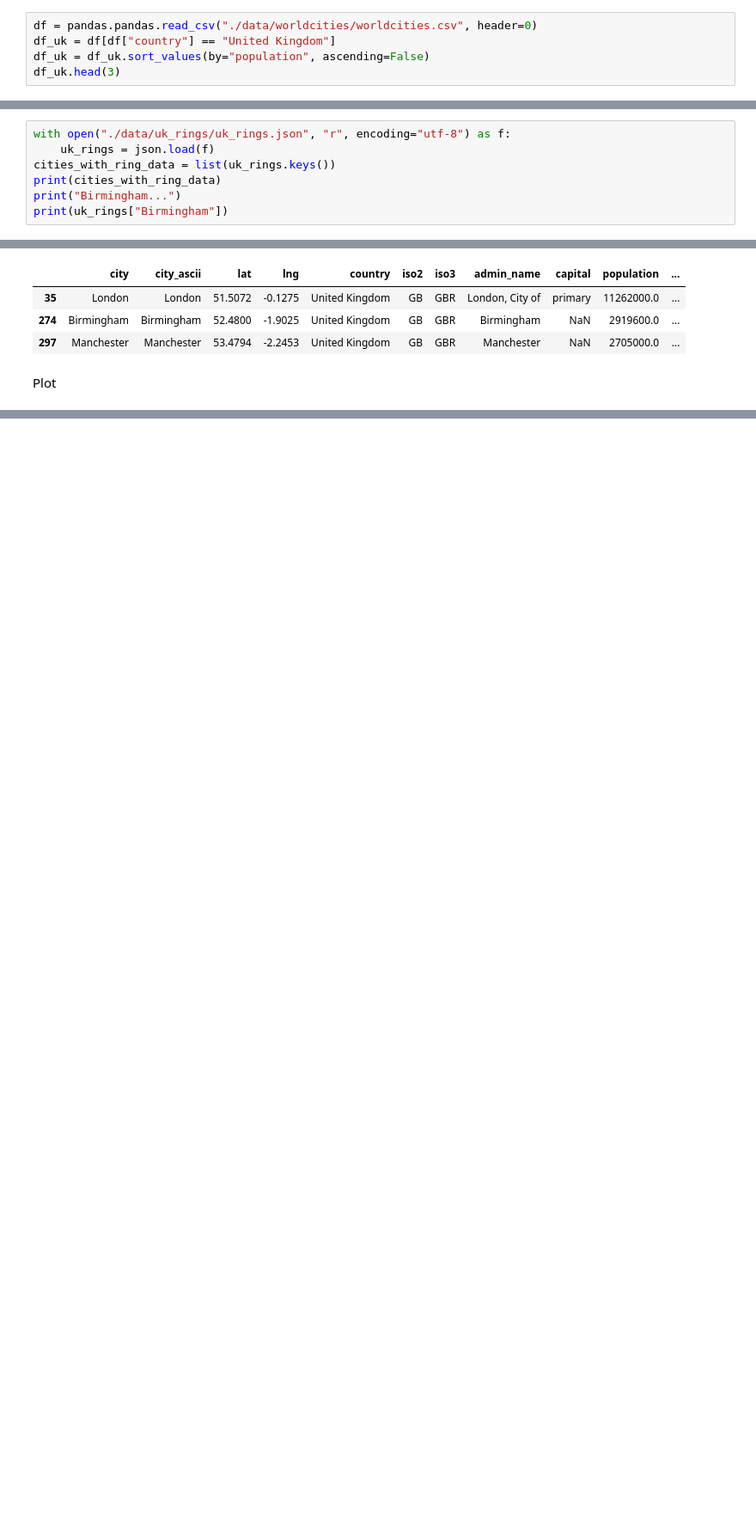
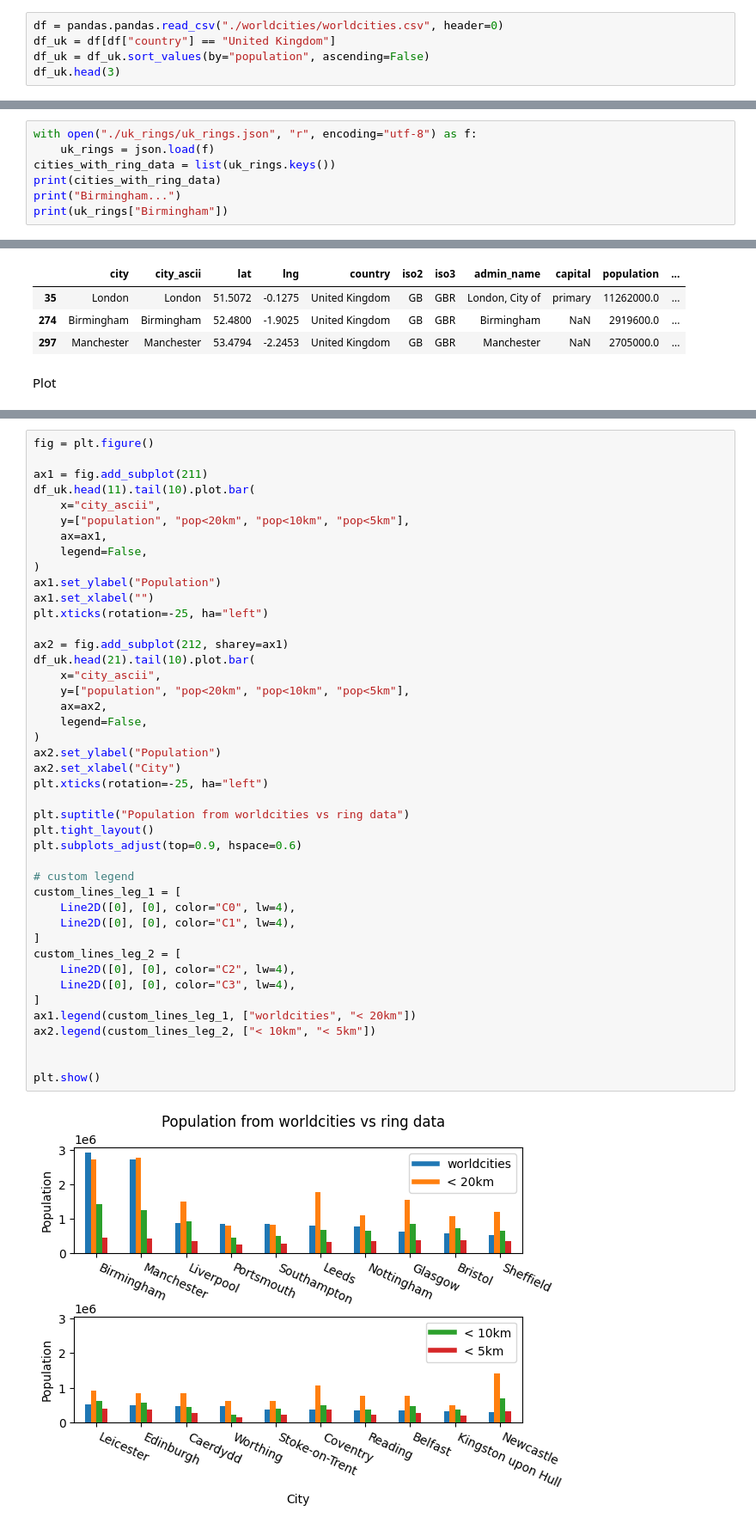
Before and after one commit to alifeee/blogtest, a Jupyter notebook: ring-populations/data/ukcities.ipynb, the cells around one changed output, grey strips where cells are left out. Shown at 86% size. Saved outputs shown, nothing was run; the diff lists cells and outputs as text; blank space fills up the shorter version.

Commit message:
fix file locations and... separate plot into two plots for viewability

```diff
--- a/ring-populations/data/ukcities.ipynb
+++ b/ring-populations/data/ukcities.ipynb
@@ -9,7 +10,7 @@ import json
 # %% [markdown]
 Get cities data from worldcities
 # %%
-df = pandas.pandas.read_csv("./data/worldcities/worldcities.csv", header=0)
+df = pandas.pandas.read_csv("./worldcities/worldcities.csv", header=0)
 df_uk = df[df["country"] == "United Kingdom"]
 df_uk = df_uk.sort_values(by="population", ascending=False)
 df_uk.head(3)
@@ -21,7 +22,7 @@ df_uk.head(3)
 # %% [markdown]
 Get cities data from uk_rings.json
 # %%
-with open("./data/uk_rings/uk_rings.json", "r", encoding="utf-8") as f:
+with open("./uk_rings/uk_rings.json", "r", encoding="utf-8") as f:
     uk_rings = json.load(f)
 cities_with_ring_data = list(uk_rings.keys())
 print(cities_with_ring_data)
@@ -71,0 +60,45 @@ plt.show()
+# %%
+fig = plt.figure()
+
+ax1 = fig.add_subplot(211)
+df_uk.head(11).tail(10).plot.bar(
+    x="city_ascii",
+    y=["population", "pop<20km", "pop<10km", "pop<5km"],
+    ax=ax1,
+    legend=False,
+)
+ax1.set_ylabel("Population")
+ax1.set_xlabel("")
+plt.xticks(rotation=-25, ha="left")
+
+ax2 = fig.add_subplot(212, sharey=ax1)
+df_uk.head(21).tail(10).plot.bar(
+    x="city_ascii",
+    y=["population", "pop<20km", "pop<10km", "pop<5km"],
+    ax=ax2,
+    legend=False,
+)
+ax2.set_ylabel("Population")
+ax2.set_xlabel("City")
+plt.xticks(rotation=-25, ha="left")
+
+plt.suptitle("Population from worldcities vs ring data")
+plt.tight_layout()
+plt.subplots_adjust(top=0.9, hspace=0.6)
+
+# custom legend
+custom_lines_leg_1 = [
+    Line2D([0], [0], color="C0", lw=4),
+    Line2D([0], [0], color="C1", lw=4),
+]
+custom_lines_leg_2 = [
+    Line2D([0], [0], color="C2", lw=4),
+    Line2D([0], [0], color="C3", lw=4),
+]
+ax1.legend(custom_lines_leg_1, ["worldcities", "< 20km"])
+ax2.legend(custom_lines_leg_2, ["< 10km", "< 5km"])
+
+
+plt.show()
+# %% [output]
+[figure, added]
```
Also changed, not shown: parts of 2 cells of this notebook.
